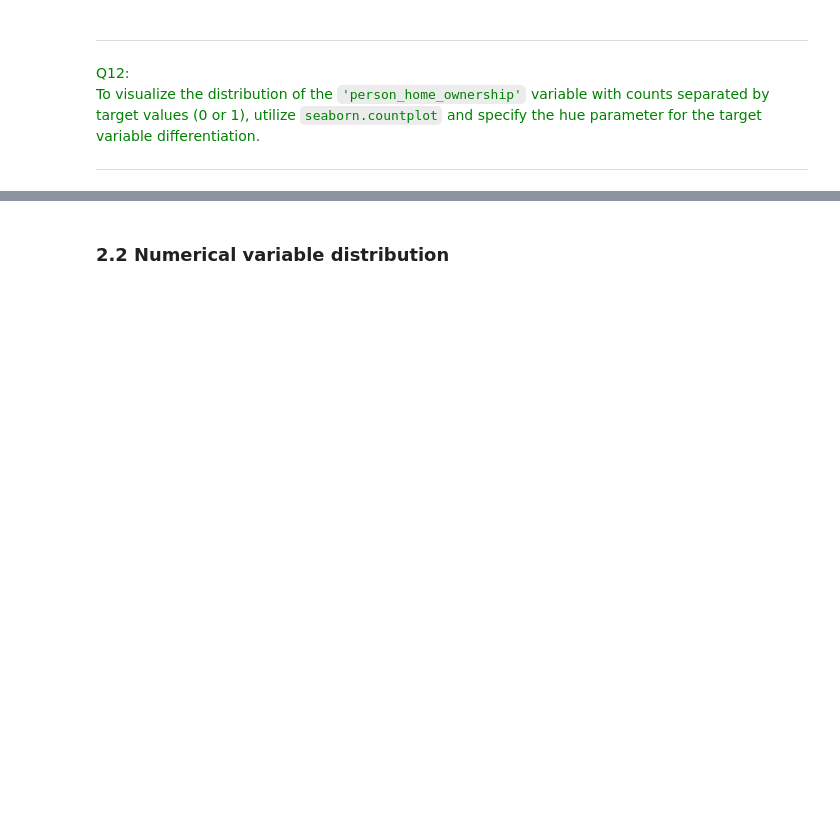
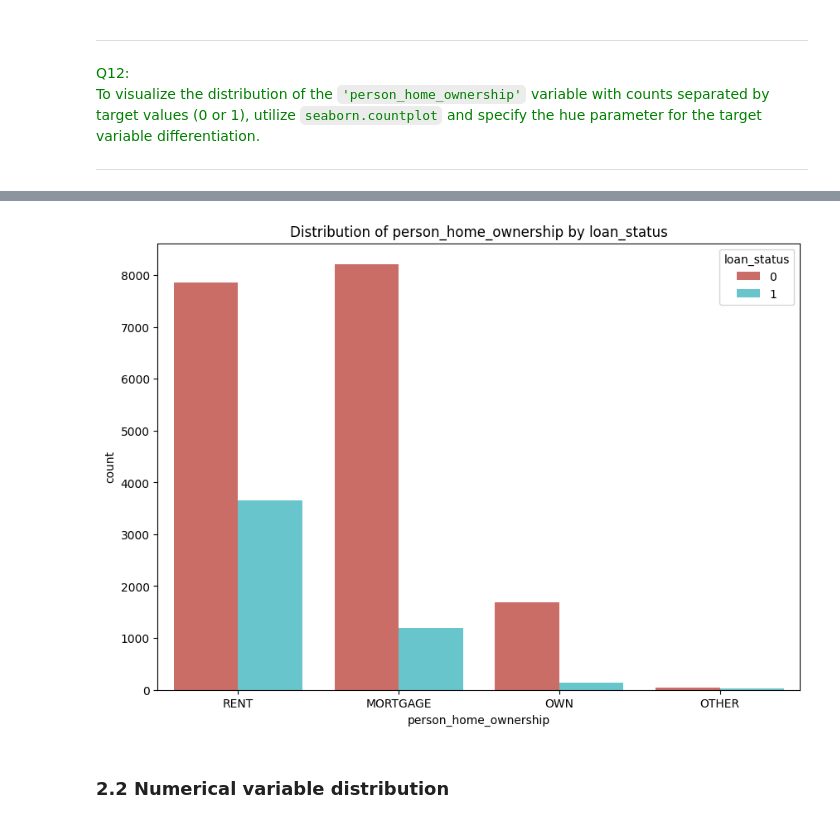
Before and after one commit to shmiiing/machine_learning, a Jupyter notebook: Programming_Sessions/Programming_Session_2/Programming_Session_2.ipynb, the cells around one changed output, grey strips where cells are left out. Cells and saved outputs as stored; diff of their text form; code cells hidden in the pictures; blank space fills up the shorter version.

```diff
--- a/Programming_Sessions/Programming_Session_2/Programming_Session_2.ipynb
+++ b/Programming_Sessions/Programming_Session_2/Programming_Session_2.ipynb
@@ -347,3 +344,10 @@ To visualize the distribution of the `'person_home_ownership'` variable with cou
+# %%
+plt.figure(figsize = (10, 7))
+sns.countplot(data=df_train, x='person_home_ownership', hue='loan_status', palette='hls')
+plt.title('Distribution of person_home_ownership by loan_status')
+plt.show()
+# %% [output]
+[figure, added]
 # %% [markdown]
 ### 2.2 Numerical variable distribution
 # %% [markdown]
```
Also changed, not shown: parts of 2 cells of this notebook.
